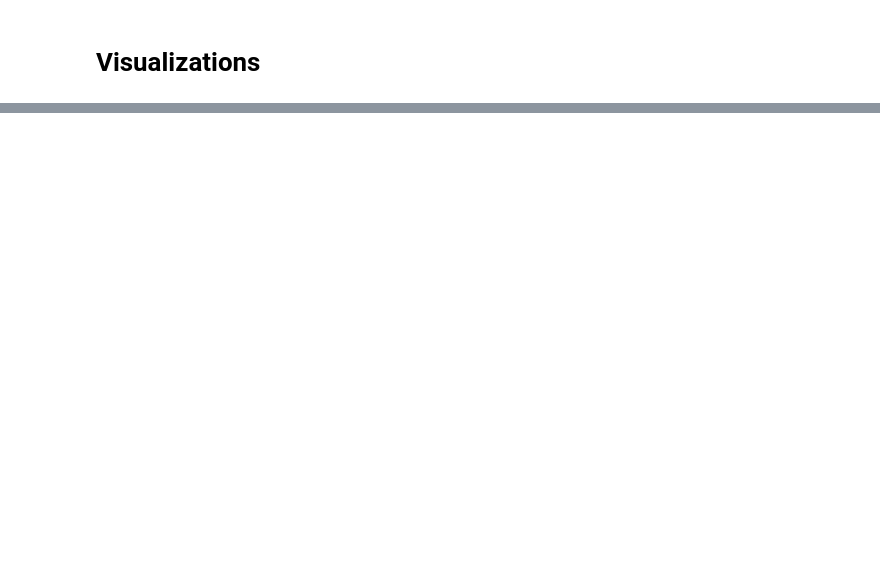
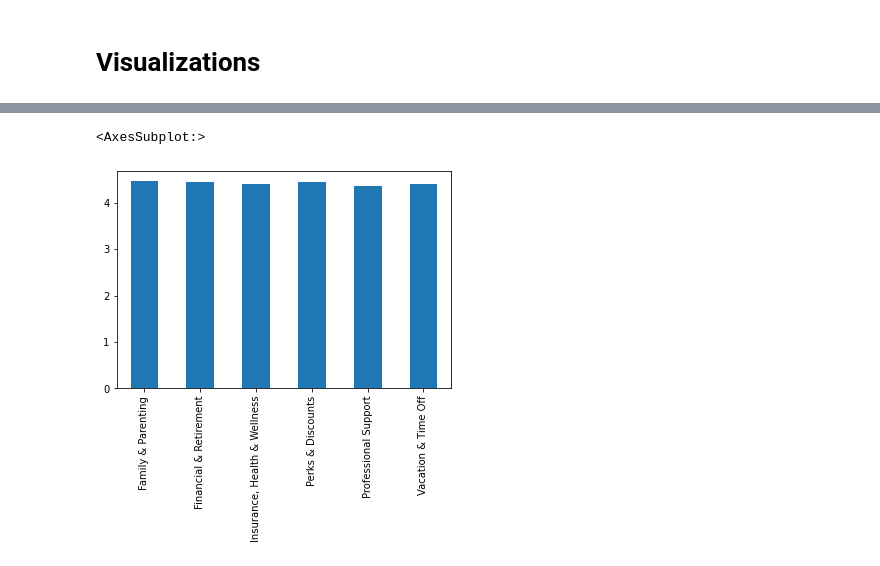
Before and after one commit to molieriAC/DSTools1_FinalProject, a Jupyter notebook: IndeedGlassdoorData.ipynb, the cells around one changed output, grey strips where cells are left out. Saved outputs shown, nothing was run; the diff lists cells and outputs as text; code cells hidden in the pictures; blank space fills up the shorter version.

```diff
--- a/IndeedGlassdoorData.ipynb
+++ b/IndeedGlassdoorData.ipynb
@@ -147,0 +168,5 @@ scaleScore_df.head(5)
+# %%
+# Let's only look at ratings with an average of 10 ratings per category
+mostRated = scaleScore_df[scaleScore_df['ratings_meanCount'] >= 10].nlargest(10, 'overall_mean')
+
+mostRated
@@ -147,0 +185,8 @@ scaleScore_df.head(5)
+# %%
+# Which benefit categories have the highest ratings?
+mostRated[['Family & Parenting', 'Financial & Retirement', 'Insurance, Health & Wellness', 'Perks & Discounts', 'Professional Support', 'Vacation & Time Off']].mean().plot(kind='bar')
+
+# All categories tend towards high ratings
+# %% [output]
+<AxesSubplot:>
+[figure, added]
```
Also changed, not shown: parts of 14 cells of this notebook, 1 other file.
